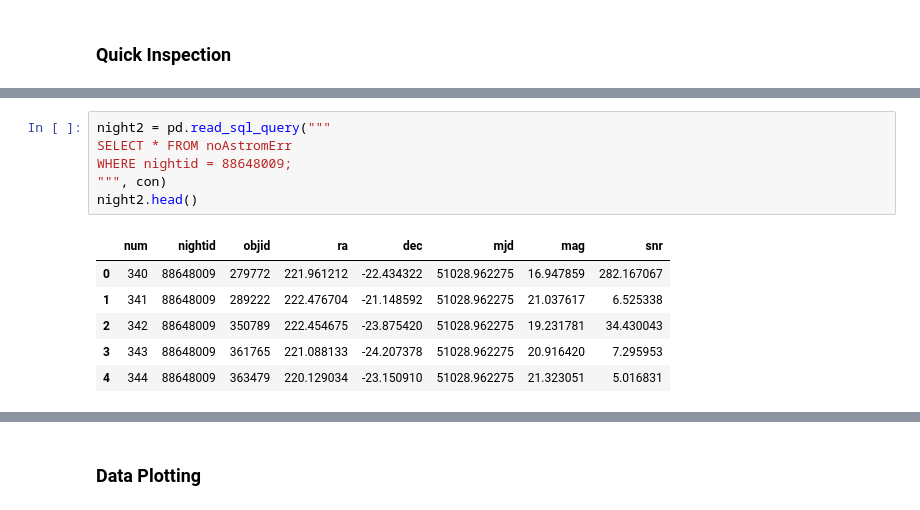
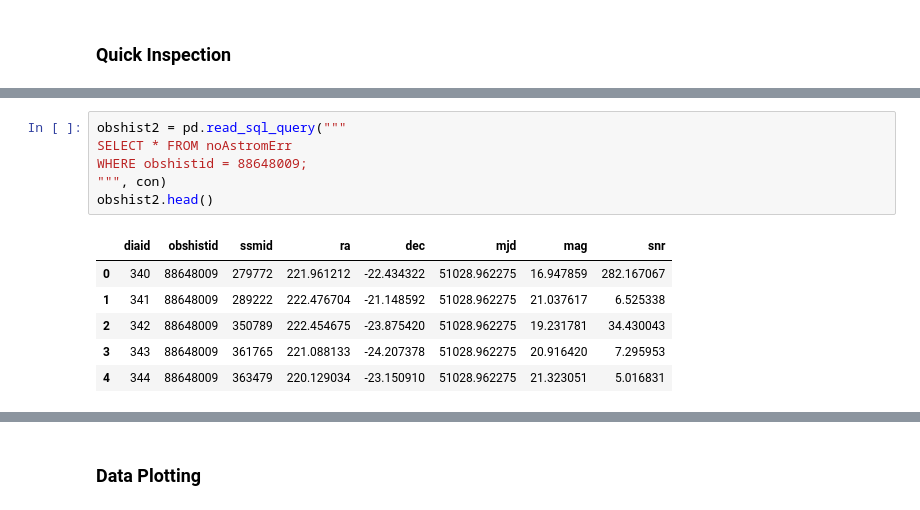
Before and after one commit to moeyensj/NEOsim, a Jupyter notebook: dataExploration.ipynb, the cells around one changed output, grey strips where cells are left out. Saved outputs shown, nothing was run; the diff lists cells and outputs as text.

```diff
--- a/dataExploration.ipynb
+++ b/dataExploration.ipynb
@@ -45,13 +44,13 @@ ax.scatter(night1.ra, night1.dec)
 <matplotlib.collections.PathCollection at 0x...>
 [figure]
 # %%
-night2 = pd.read_sql_query("""
+obshist2 = pd.read_sql_query("""
 SELECT * FROM noAstromErr
-WHERE nightid = 88648009;
+WHERE obshistid = 88648009;
 """, con)
-night2.head()
+obshist2.head()
 # %% [output]
-|  | num | nightid | objid | ra | dec | mjd | mag | snr |
+|  | diaid | obshistid | ssmid | ra | dec | mjd | mag | snr |
 | 0 | 340 | 88648009 | 279772 | 221.961212 | -22.434322 | 51028.962275 | 16.947859 | 282.167067 |
 | 1 | 341 | 88648009 | 289222 | 222.476704 | -21.148592 | 51028.962275 | 21.037617 | 6.525338 |
 | 2 | 342 | 88648009 | 350789 | 222.454675 | -23.875420 | 51028.962275 | 19.231781 | 34.430043 |
```
Also changed, not shown: parts of 9 cells of this notebook.
